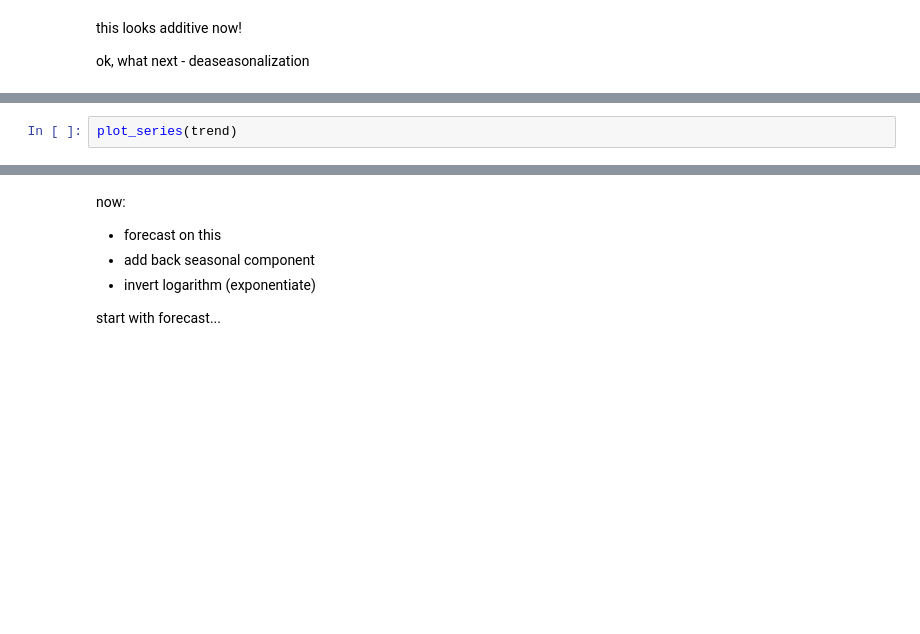
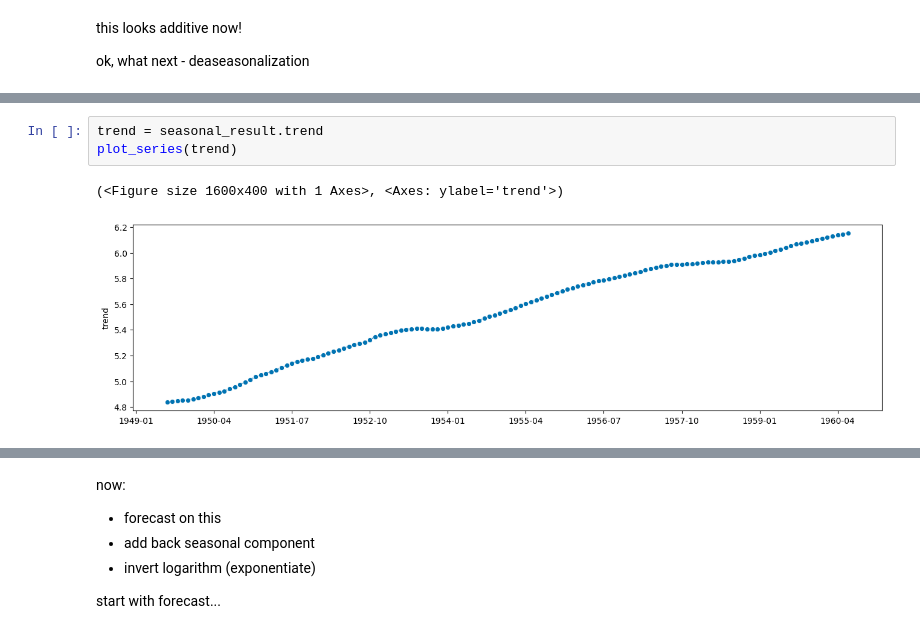
Before and after one commit to sktime/sktime-workshop-pydata-prague-2023, a Jupyter notebook: notebooks/03_transformers_and_pipelines.ipynb, the cells around one changed output, grey strips where cells are left out. Cells and saved outputs as stored; diff of their text form; blank space fills up the shorter version.

```diff
--- a/notebooks/03_transformers_and_pipelines.ipynb
+++ b/notebooks/03_transformers_and_pipelines.ipynb
@@ -97,3 +66,7 @@ fig, ax = plot_series(y_log_deseasonalised, title="log(y) - seasonality")
-# %%
-plot_series(trend)
+# %%
+trend = seasonal_result.trend
+plot_series(trend)
+# %% [output]
+(<Figure size 1600x400 with 1 Axes>, <Axes: ylabel='trend'>)
+[figure, added]
 # %%
```
Also changed, not shown: parts of 60 cells of this notebook.
